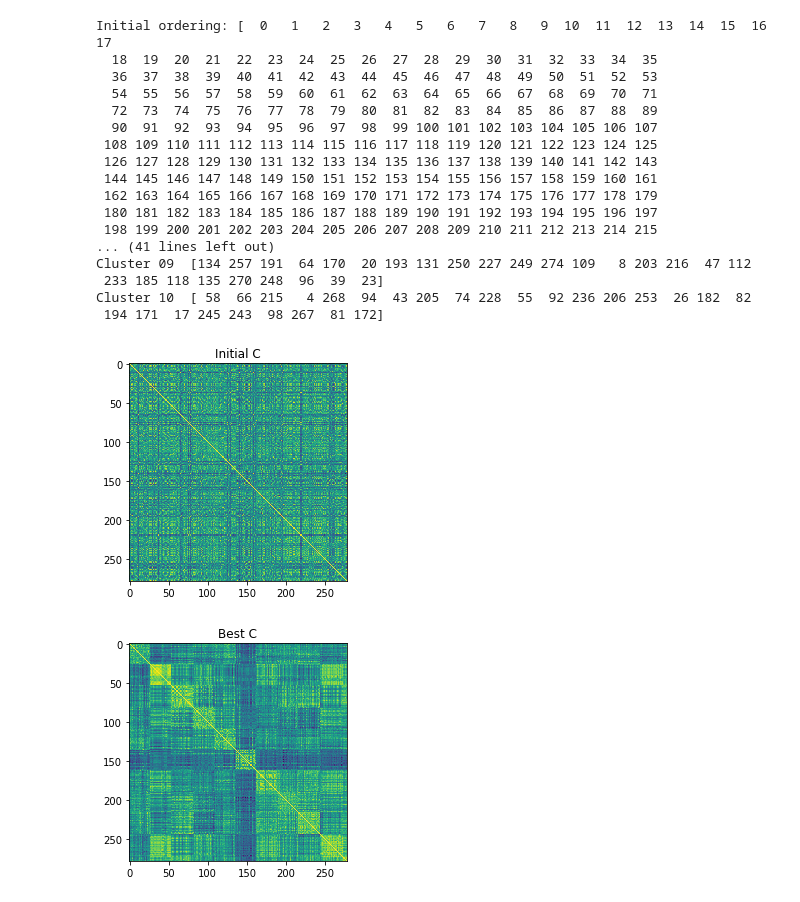
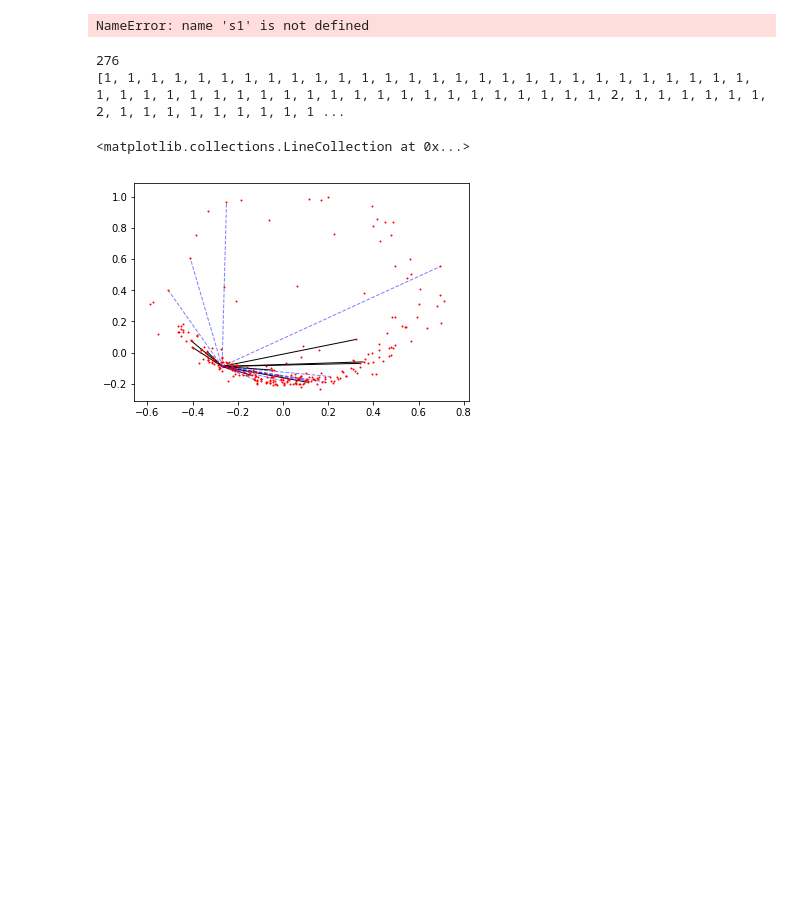
Before and after one commit to HALtheWise/Neurotech-project-1, a Jupyter notebook: correlation_clustering.ipynb, the cells around one changed output. Cells and saved outputs as stored; diff of their text form; code cells hidden in the pictures; blank space fills up the shorter version.

```diff
--- a/correlation_clustering.ipynb
+++ b/correlation_clustering.ipynb
@@ -107,8 +108,10 @@ print '------------------------------------------------'
 for cluster in range(n_clusters):
     print 'Cluster %02d  %s' % (cluster + 1, current_ordering[cluster*cluster_size:(cluster+1)*cluster_size])
 # %%
+import networkx as nx
 import random
-class solver:
+
+class Solver:
     def __init__(self, G, delta = 1.0/44):
         """
         Args:
@@ -143,7 +146,8 @@ class solver:
 
         res = set([u])
         for i in self.__G__.neighbors(u):
-            res.add(i)
+            if self.__G__[u][i]['weight'] > 0.0:
+                res.add(i)
 
         self.__N_plus_cache__[u] = res
         return res
@@ -173,8 +177,9 @@ class solver:
 
         if self.__clusters__ is None:
             self.__clusters__ = []
-
+            cnt=0
             while len(self.__G_nodes__) > 0:
+                cnt=cnt+1
                 # Make sure we try all the vertices until we run out
                 vs = random.sample(self.__G_nodes__, len(self.__G_nodes__))
 
@@ -208,23 +213,10 @@ class solver:
                 self.__clusters__.append(set([v]))
 
         return self.__clusters__
-# %% [output]
-Initial ordering: [  0   1   2   3   4   5   6   7   8   9  10  11  12  13  14  15  16  17
-  18  19  20  21  22  23  24  25  26  27  28  29  30  31  32  33  34  35
-  36  37  38  39  40  41  42  43  44  45  46  47  48  49  50  51  52  53
-  54  55  56  57  58  59  60  61  62  63  64  65  66  67  68  69  70  71
-  72  73  74  75  76  77  78  79  80  81  82  83  84  85  86  87  88  89
-  90  91  92  93  94  95  96  97  98  99 100 101 102 103 104 105 106 107
- 108 109 110 111 112 113 114 115 116 117 118 119 120 121 122 123 124 125
- 126 127 128 129 130 131 132 133 134 135 136 137 138 139 140 141 142 143
- 144 145 146 147 148 149 150 151 152 153 154 155 156 157 158 159 160 161
- 162 163 164 165 166 167 168 169 170 171 172 173 174 175 176 177 178 179
- 180 181 182 183 184 185 186 187 188 189 190 191 192 193 194 195 196 197
- 198 199 200 201 202 203 204 205 206 207 208 209 210 211 212 213 214 215
-... (41 lines left out)
-Cluster 09  [134 257 191  64 170  20 193 131 250 227 249 274 109   8 203 216  47 112
- 233 185 118 135 270 248  96  39  23]
-Cluster 10  [ 58  66 215   4 268  94  43 205  74 228  55  92 236 206 253  26 182  82
- 194 171  17 245 243  98 267  81 172]
-[figure, removed]
-[figure, removed]
+# %%
+C = s1['Pre_RS'].as_matrix()[1:, 1:]
+print C.shape
+G = nx.from_numpy_matrix(C)
+solver = Solver(G=G)
+# %% [output]
+NameError: name 's1' is not defined
@@ -230,0 +225,21 @@ Cluster 10  [ 58  66 215   4 268  94  43 205  74 228  55  92 236 206 253  26 182
+# %%
+print len(cs)
+print [len(e) for e in cs]
+# %% [output]
+276
+[1, 1, 1, 1, 1, 1, 1, 1, 1, 1, 1, 1, 1, 1, 1, 1, 1, 1, 1, 1, 1, 1, 1, 1, 1, 1, 1, 1, 1, 1, 1, 1, 1, 1, 1, 1, 1, 1, 1, 1, 1, 1, 1, 1, 1, 1, 1, 1, 1, 1, 2, 1, 1, 1, 1, 1, 1, 2, 1, 1, 1, 1, 1, 1, 1, 1, 1 ...
+# %%
+epos=[(u,v) for (u,v,d) in G.edges(data=True) if d['weight'] >0.0]
+eneg=[(u,v) for (u,v,d) in G.edges(data=True) if d['weight'] <=0.0]
+pos=nx.spring_layout(G) # positions for all nodes
+
+# nodes
+nx.draw_networkx_nodes(G,pos,node_size=1)
+
+# edges
+nx.draw_networkx_edges(G,pos,edgelist=epos[:10], width=1)
+nx.draw_networkx_edges(G,pos,edgelist=eneg[:10], width=1,
+                       alpha=0.5,edge_color='b',style='dashed')
+# %% [output]
+<matplotlib.collections.LineCollection at 0x...>
+[figure, added]
```
Also changed, not shown: parts of 6 cells of this notebook, 1 other file.
